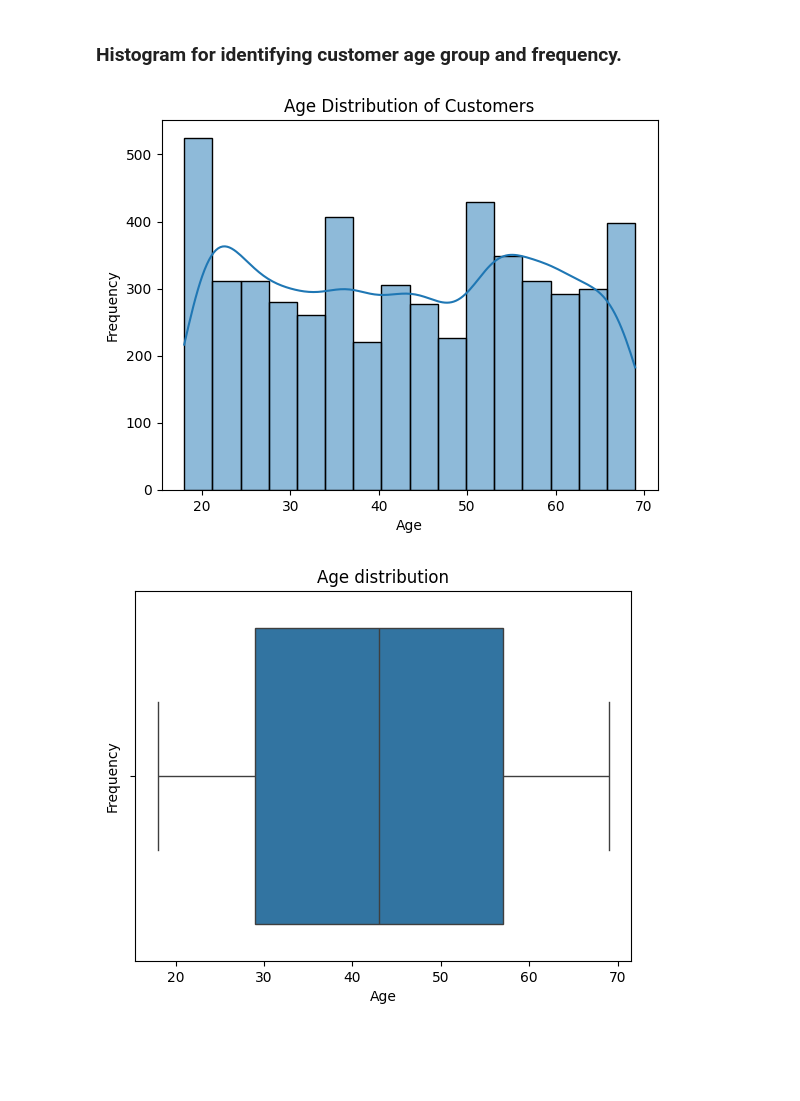
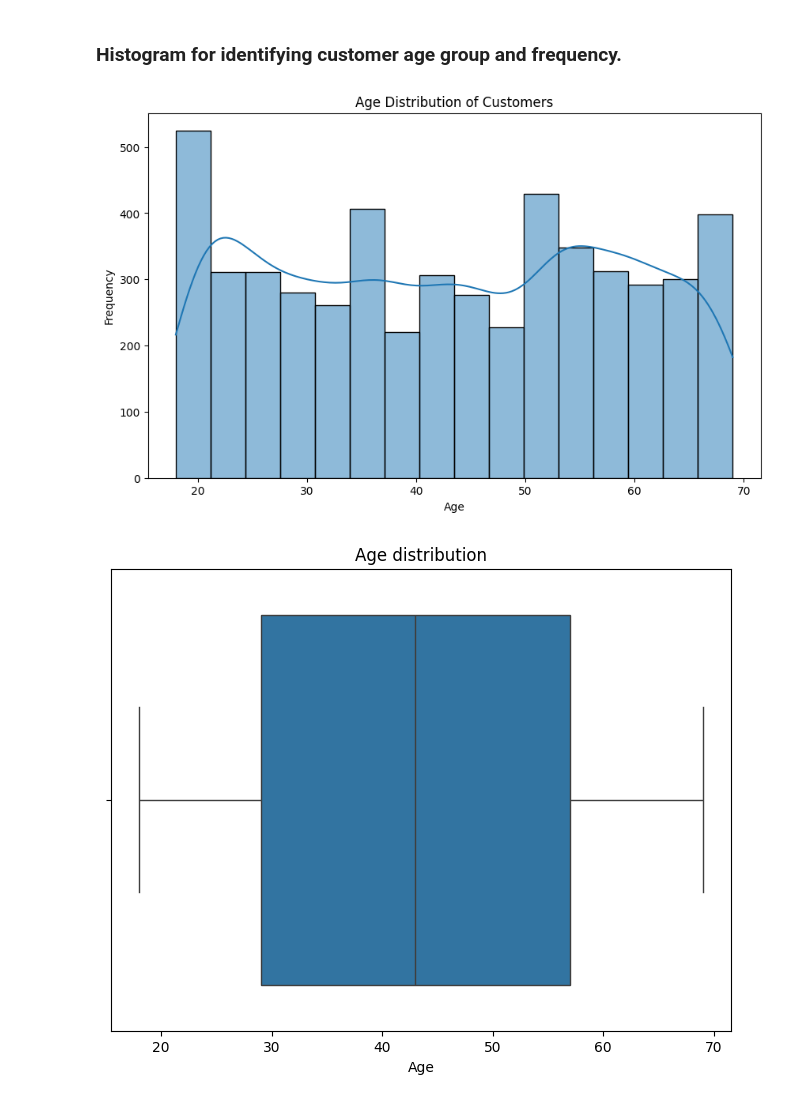
Before and after one commit to 87690ut/Virtual-Internships-Portfolio, a Jupyter notebook: Lloyds_Customer_Churn_Analysis/Llyods_Customer_Churn_Prediction-Analysis.ipynb, the cells around one changed output. Drawn from its saved outputs; the diff is of its cells as text; code cells hidden in the pictures; blank space fills up the shorter version.

Commit message:
box plot created for identifying outlier in age.

```diff
--- a/Lloyds_Customer_Churn_Analysis/Llyods_Customer_Churn_Prediction-Analysis.ipynb
+++ b/Lloyds_Customer_Churn_Analysis/Llyods_Customer_Churn_Prediction-Analysis.ipynb
@@ -135,18 +135,19 @@ np.int64(18)
 # %% [markdown]
 ### Histogram for identifying customer age group and frequency.
 # %%
+plt.figure(figsize=(10,6))
 sns.histplot(df_finall, x = 'Age', kde = True)
 plt.title('Age Distribution of Customers')
 plt.xlabel('Age')
 plt.ylabel('Frequency')
 plt.show()
 # %% [output]
-[figure, old version]
+[figure, new version]
 # %%
+plt.figure(figsize=(8,6))
 sns.boxplot(df_finall, x = 'Age')
 plt.title('Age distribution')
 plt.xlabel('Age')
-plt.ylabel('Frequency')
 plt.show()
 # %% [output]
-[figure, old version]
+[figure, new version]
```
